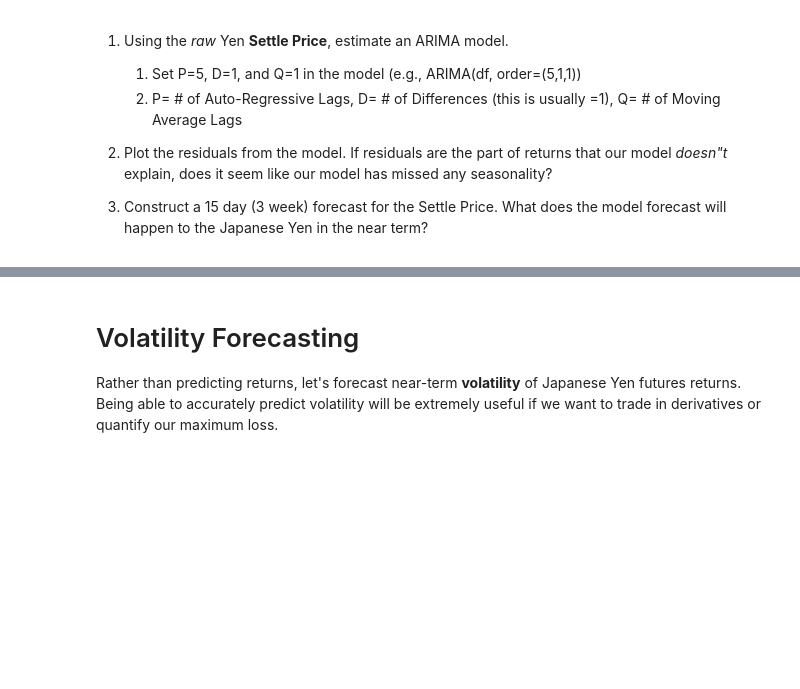
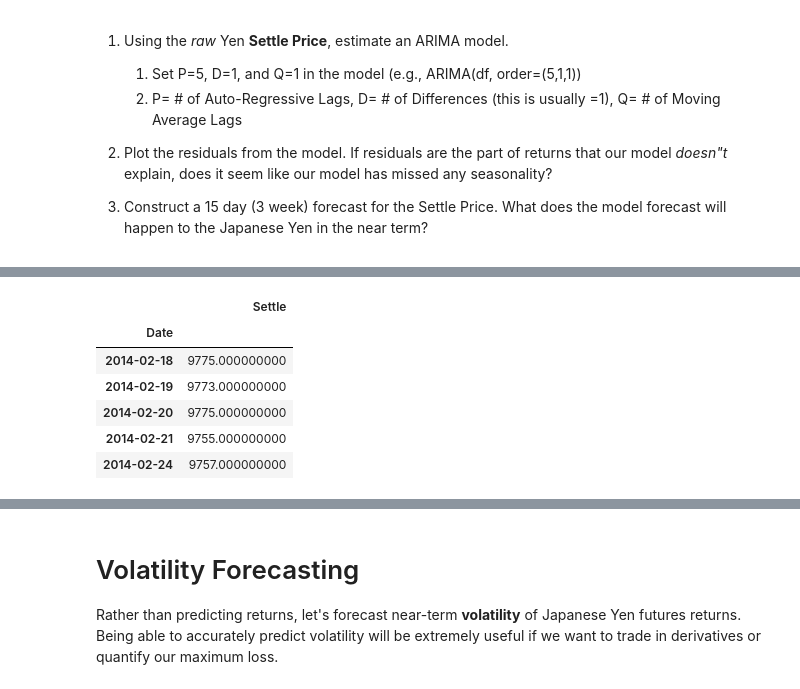
Before and after one commit to Briantaylor97/Homework_10, a Jupyter notebook: Instructions/Starter_Code/BCT_time_series_analysis.ipynb, the cells around one changed output, grey strips where cells are left out. Cells and saved outputs as stored; diff of their text form; code cells hidden in the pictures; blank space fills up the shorter version.

Commit message:
ARIMA model results without residuals

```diff
--- a/Instructions/Starter_Code/BCT_time_series_analysis.ipynb
+++ b/Instructions/Starter_Code/BCT_time_series_analysis.ipynb
@@ -408,7 +418,16 @@ Roots
 # %%
 # For ARIMA, construct a dataframe using just the futures "Settle" prices:
-df = # YOUR CODE HERE
-df.head()
+df_arima = jy_df.loc['2014-02-18':]
+df_arima= df_arima.drop(columns=["Open", "High", "Low", "Last", "Change", "Volume", "Previous Day Open Interest"])
+df_arima.head()
+# %% [output]
+|  | Settle |
+| Date |  |
+| 2014-02-18 | 9775.000000000 |
+| 2014-02-19 | 9773.000000000 |
+| 2014-02-20 | 9775.000000000 |
+| 2014-02-21 | 9755.000000000 |
+| 2014-02-24 | 9757.000000000 |
 # %%
 from statsmodels.tsa.arima_model import ARIMA
 # Estimate and ARIMA Model:
```
Also changed, not shown: parts of 2 cells of this notebook.
